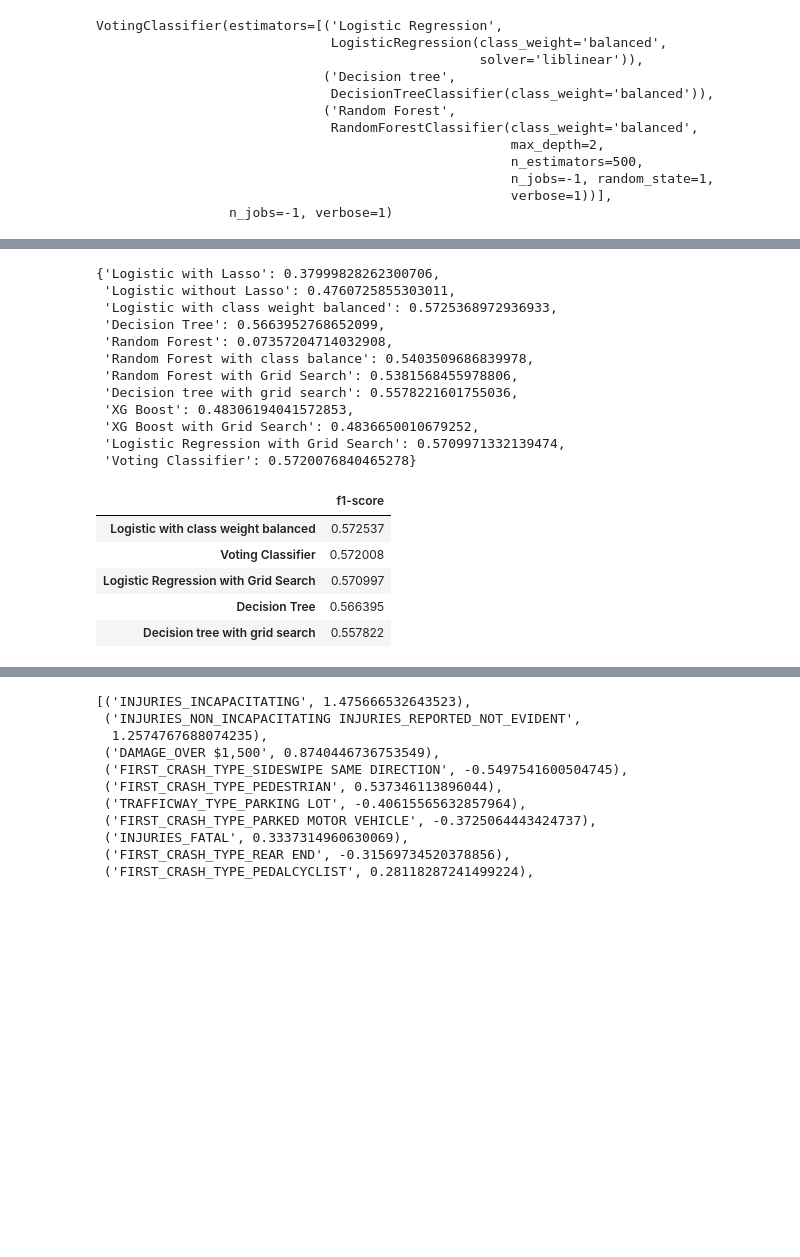
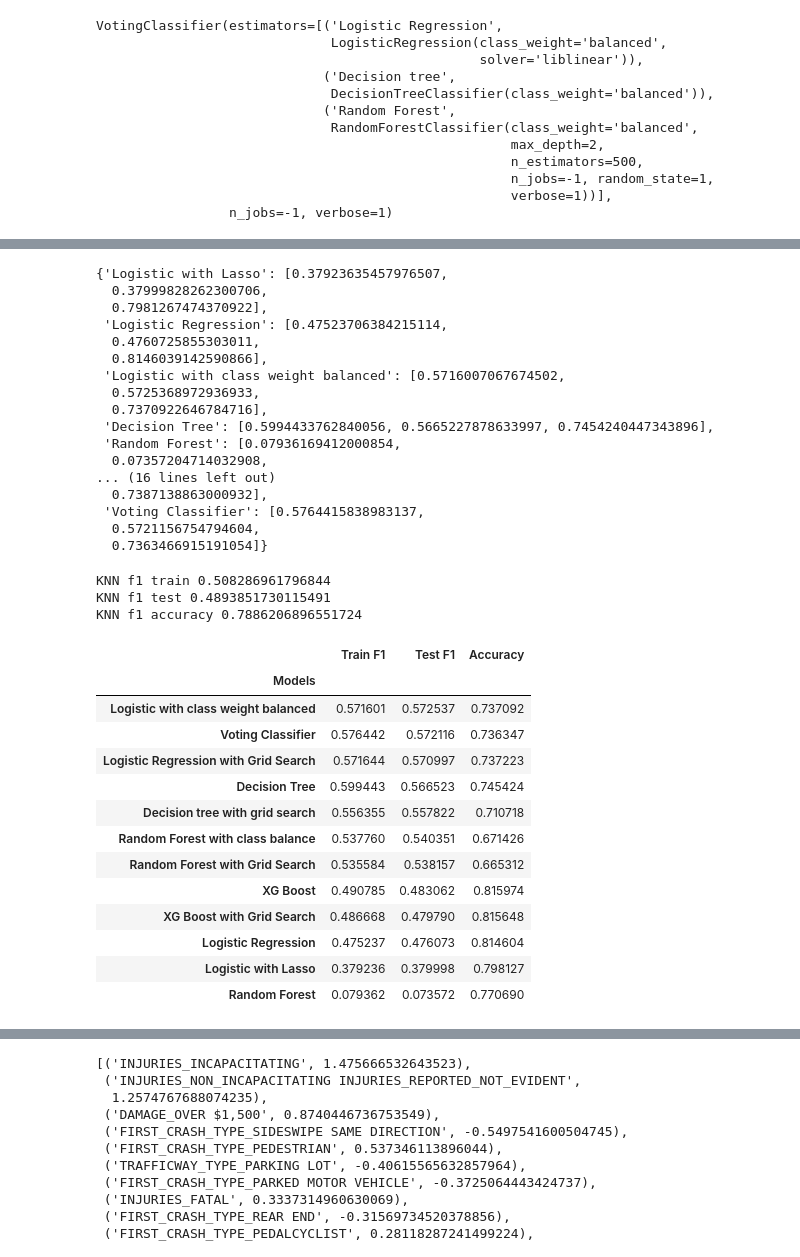
Before and after one commit to jagan-singh/Car_Accident_Injury_Prediction, a Jupyter notebook: models.ipynb, the cells around one changed output, grey strips where cells are left out. Saved outputs shown, nothing was run; the diff lists cells and outputs as text; code cells hidden in the pictures; blank space fills up the shorter version.

```diff
--- a/models.ipynb
+++ b/models.ipynb
@@ -681,6 +812,7 @@ vc_preds_test = voting_clf.predict(X_test)
 # %%
 vc_f1_train = metrics.f1_score(y_train, vc_preds_train)
 vc_f1_test = metrics.f1_score(y_test, vc_preds_test)
+accuracy = metrics.accuracy_score(y_test, vc_preds_test)
 # %%
 print('f1 train: ', vc_f1_train )
 print('f1 test: ', vc_f1_test )
@@ -690,16 +824,21 @@ f1 test:  0.5720076840465278
 # %%
-f1_scores['Voting Classifier'] = vc_f1_test
-f1_scores
+scores['Voting Classifier'] = [vc_f1_train, vc_f1_test, accuracy]
+scores
 # %% [output]
-{'Logistic with Lasso': 0.37999828262300706,
- 'Logistic without Lasso': 0.4760725855303011,
- 'Logistic with class weight balanced': 0.5725368972936933,
- 'Decision Tree': 0.5663952768652099,
- 'Random Forest': 0.07357204714032908,
- 'Random Forest with class balance': 0.5403509686839978,
- 'Random Forest with Grid Search': 0.5381568455978806,
- 'Decision tree with grid search': 0.5578221601755036,
- 'XG Boost': 0.48306194041572853,
- 'XG Boost with Grid Search': 0.4836650010679252,
- 'Logistic Regression with Grid Search': 0.5709971332139474,
- 'Voting Classifier': 0.5720076840465278}
+{'Logistic with Lasso': [0.37923635457976507,
+  0.37999828262300706,
+  0.7981267474370922],
+ 'Logistic Regression': [0.47523706384215114,
+  0.4760725855303011,
+  0.8146039142590866],
+ 'Logistic with class weight balanced': [0.5716007067674502,
+  0.5725368972936933,
+  0.7370922646784716],
+ 'Decision Tree': [0.5994433762840056, 0.5665227878633997, 0.7454240447343896],
+ 'Random Forest': [0.07936169412000854,
+  0.07357204714032908,
+... (16 lines left out)
+  0.7387138863000932],
+ 'Voting Classifier': [0.5764415838983137,
+  0.5721156754794604,
+  0.7363466915191054]}
@@ -706 +858,9 @@ f1_scores
+# %%
+print('KNN f1 train', knn_f1_train)
+print('KNN f1 test', knn_f1_test)
+print('KNN f1 accuracy', knn_f1_acc)
+# %% [output]
+KNN f1 train 0.508286961796844
+KNN f1 test 0.4893851730115491
+KNN f1 accuracy 0.7886206896551724
 # %%
@@ -708,11 +869,21 @@ f1_scores['Bagging Classifier for Logistic'] = 0.36281786105365615
 # %%
-scores = pd.DataFrame.from_dict(f1_scores,orient='index',columns = ['f1-score'])
+s = pd.DataFrame.from_dict(scores, orient='index',columns = ['Train F1', 'Test F1', 'Accuracy'])
+# %%
+s.index.name = 'Models'
 # %%
-scores.sort_values(by = 'f1-score', ascending = False).head(5)
+s.sort_values(by = 'Test F1', ascending = False)
 # %% [output]
-|  | f1-score |
-| Logistic with class weight balanced | 0.572537 |
-| Voting Classifier | 0.572008 |
-| Logistic Regression with Grid Search | 0.570997 |
-| Decision Tree | 0.566395 |
-| Decision tree with grid search | 0.557822 |
+|  | Train F1 | Test F1 | Accuracy |
+| Models |  |  |  |
+| Logistic with class weight balanced | 0.571601 | 0.572537 | 0.737092 |
+| Voting Classifier | 0.576442 | 0.572116 | 0.736347 |
+| Logistic Regression with Grid Search | 0.571644 | 0.570997 | 0.737223 |
+| Decision Tree | 0.599443 | 0.566523 | 0.745424 |
+| Decision tree with grid search | 0.556355 | 0.557822 | 0.710718 |
+| Random Forest with class balance | 0.537760 | 0.540351 | 0.671426 |
+| Random Forest with Grid Search | 0.535584 | 0.538157 | 0.665312 |
+| XG Boost | 0.490785 | 0.483062 | 0.815974 |
+| XG Boost with Grid Search | 0.486668 | 0.479790 | 0.815648 |
+| Logistic Regression | 0.475237 | 0.476073 | 0.814604 |
+| Logistic with Lasso | 0.379236 | 0.379998 | 0.798127 |
+| Random Forest | 0.079362 | 0.073572 | 0.770690 |
```
Also changed, not shown: parts of 47 cells of this notebook, 1 other file.
